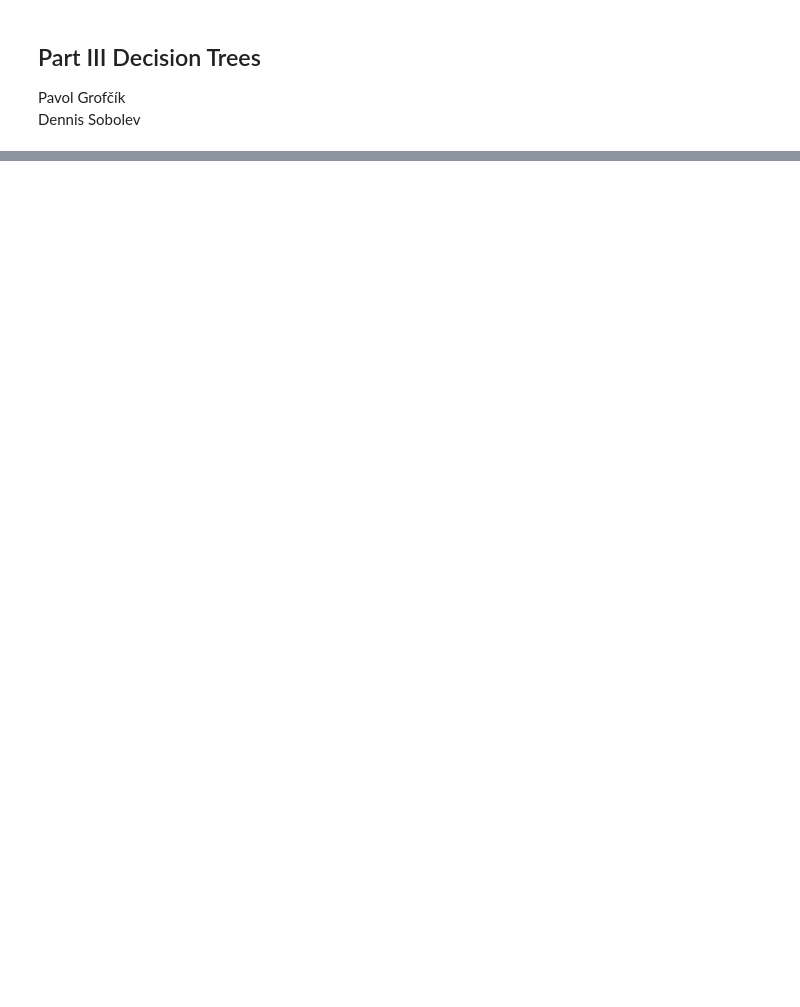
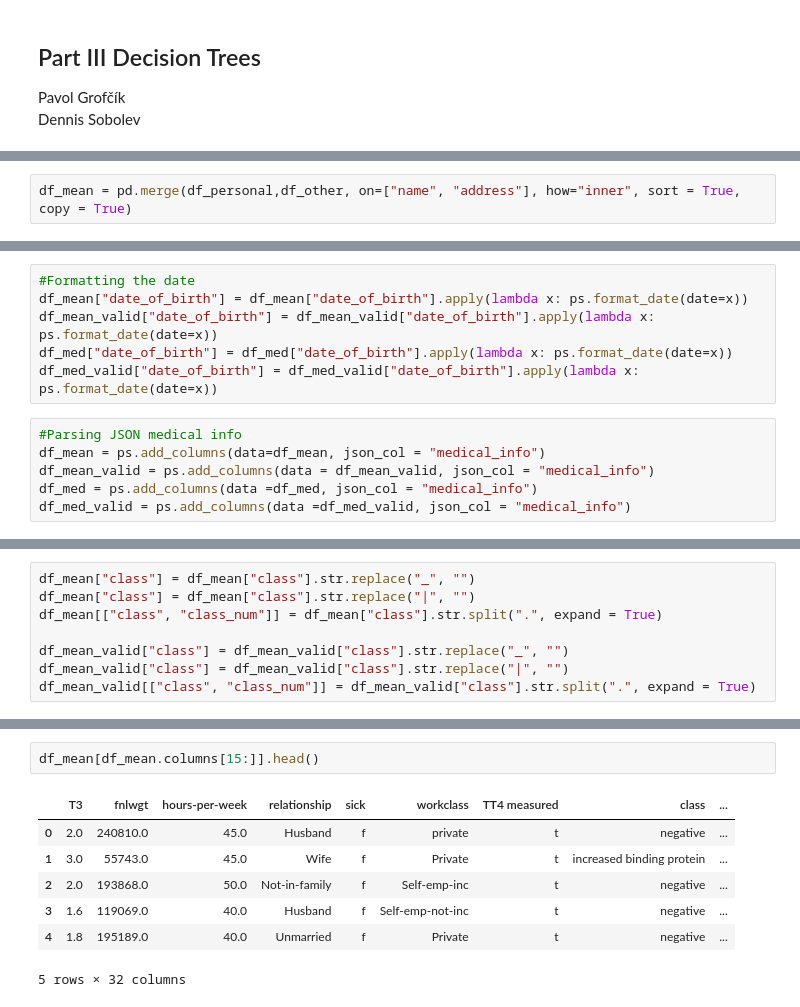
Before and after one commit to PavolGrofcik/INANU, a Jupyter notebook: Decision Trees ML Final.ipynb, the cells around one changed output, grey strips where cells are left out. Cells and saved outputs as stored; diff of their text form; blank space fills up the shorter version.

```diff
--- a/Decision Trees ML Final.ipynb
+++ b/Decision Trees ML Final.ipynb
@@ -44,0 +90,2 @@ ps.dict_values(dictionary={1:"Ahoj", 2:"True"})
+# %%
+df_mean = pd.merge(df_personal,df_other, on=["name", "address"], how="inner", sort = True, copy = True)
@@ -44,0 +122,12 @@ ps.dict_values(dictionary={1:"Ahoj", 2:"True"})
+# %%
+#Formatting the date
+df_mean["date_of_birth"] = df_mean["date_of_birth"].apply(lambda x: ps.format_date(date=x))
+df_mean_valid["date_of_birth"] = df_mean_valid["date_of_birth"].apply(lambda x: ps.format_date(date=x))
+df_med["date_of_birth"] = df_med["date_of_birth"].apply(lambda x: ps.format_date(date=x))
+df_med_valid["date_of_birth"] = df_med_valid["date_of_birth"].apply(lambda x: ps.format_date(date=x))
+# %%
+#Parsing JSON medical info
+df_mean = ps.add_columns(data=df_mean, json_col = "medical_info")
+df_mean_valid = ps.add_columns(data = df_mean_valid, json_col = "medical_info")
+df_med = ps.add_columns(data =df_med, json_col = "medical_info")
+df_med_valid = ps.add_columns(data =df_med_valid, json_col = "medical_info")
@@ -44,0 +168,8 @@ ps.dict_values(dictionary={1:"Ahoj", 2:"True"})
+# %%
+df_mean["class"] = df_mean["class"].str.replace("_", "")
+df_mean["class"] = df_mean["class"].str.replace("|", "")
+df_mean[["class", "class_num"]] = df_mean["class"].str.split(".", expand = True)
+
+df_mean_valid["class"] = df_mean_valid["class"].str.replace("_", "")
+df_mean_valid["class"] = df_mean_valid["class"].str.replace("|", "")
+df_mean_valid[["class", "class_num"]] = df_mean_valid["class"].str.split(".", expand = True)
@@ -44,0 +185,10 @@ ps.dict_values(dictionary={1:"Ahoj", 2:"True"})
+# %%
+df_mean[df_mean.columns[15:]].head()
+# %% [output]
+|  | T3 | fnlwgt | hours-per-week | relationship | sick | workclass | TT4 measured | class | ... |
+| 0 | 2.0 | 240810.0 | 45.0 | Husband | f | private | t | negative | ... |
+| 1 | 3.0 | 55743.0 | 45.0 | Wife | f | Private | t | increased binding protein | ... |
+| 2 | 2.0 | 193868.0 | 50.0 | Not-in-family | f | Self-emp-inc | t | negative | ... |
+| 3 | 1.6 | 119069.0 | 40.0 | Husband | f | Self-emp-not-inc | t | negative | ... |
+| 4 | 1.8 | 195189.0 | 40.0 | Unmarried | f | Private | t | negative | ... |
+5 rows × 32 columns
```
Also changed, not shown: parts of 40 cells of this notebook, 3 other files.
